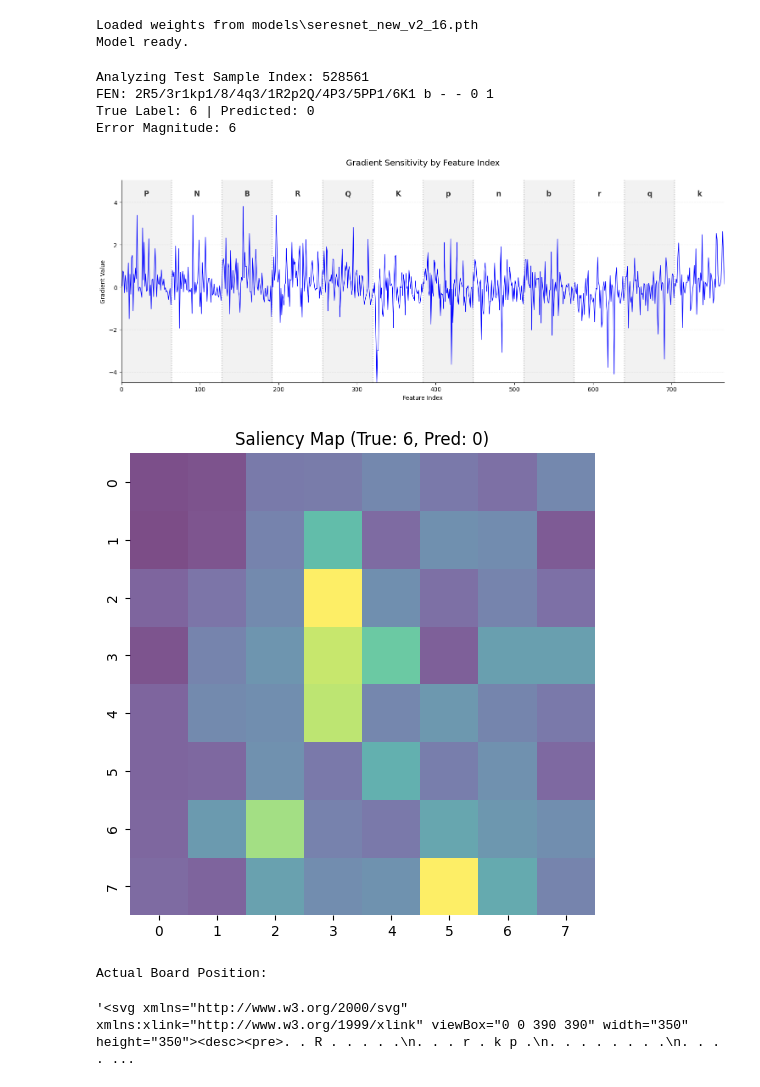
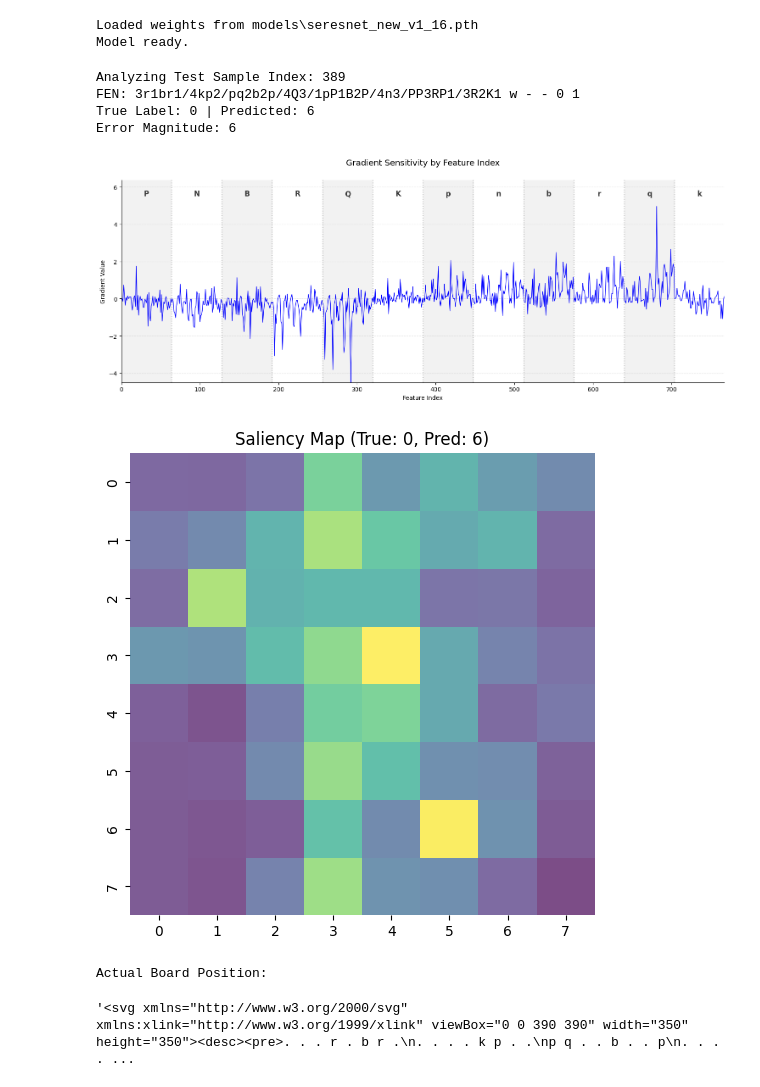
Before and after one commit to wang-yuancheng/chess, a Jupyter notebook: 05_model_evaluation_cnn.ipynb, the cells around one changed output. Cells and saved outputs as stored; diff of their text form; code cells hidden in the pictures.

```diff
--- a/05_model_evaluation_cnn.ipynb
+++ b/05_model_evaluation_cnn.ipynb
@@ -21,7 +21,7 @@ LOGS_DIR = Path("experiments/logs")
 MODEL_DIR = Path("models")
 
 # ==========================================
-MODEL_NAME = "seresnet_new_v2_16"
+MODEL_NAME = "seresnet_new_v1_16"
 MODEL_TYPE = "SEResNet"
 MODEL_PATH = MODEL_DIR / f"{MODEL_NAME}.pth"
 FAILURE_INDICES_PATH = RESULTS_DIR / MODEL_NAME /f"{MODEL_NAME}_failure_indices.json"
@@ -29,6 +29,7 @@ FAILURE_INDICES_PATH = RESULTS_DIR / MODEL_NAME /f"{MODEL_NAME}_failure_indices.
 
 TEST_PATH = Path("./dataset_planes_cp/plane_test.npz")
 CHANNELS = 64
+NUM_BLOCKS = 16
 # %%
 class ResidualBlock(nn.Module):
     def __init__(self, channels, drop_prob=0.0):
@@ -129,9 +130,9 @@ class SEResNet(nn.Module):
 
         # Classifier
         # self.flatten_dim = self.bottleneck_channels * 8 * 8
-        self.flatten_dim = self.bottleneck_channels * 1 * 1
+        self.flatten_dim = self.bottleneck_channels * 2 * 2
         self.classifier = nn.Sequential(
-            nn.AdaptiveAvgPool2d((1,1)),
+            nn.AdaptiveAvgPool2d((2,2)),
             nn.Flatten(),
             nn.Linear(self.flatten_dim, 256),
             nn.ReLU(),
@@ -169,7 +170,7 @@ def get_test_loader():
 # %%
 model = SEResNet(in_channels=19,
                  channels=CHANNELS,
-                 num_blocks=16,
+                 num_blocks=NUM_BLOCKS,
                  num_classes=7,
                  drop_path_rate=0.0).to(DEVICE)
 
@@ -182,7 +183,7 @@ except FileNotFoundError:
 model.eval()
 print("Model ready.")
 # %% [output]
-Loaded weights from models\seresnet_new_v2_16.pth
+Loaded weights from models\seresnet_new_v1_16.pth
 Model ready.
 # %%
 def get_piece_gradients(model, input_tensor, target_class):
@@ -303,7 +304,7 @@ with open(FAILURE_INDICES_PATH, "r") as f:
 
 # ==========================================
 ERROR_MAGNITUDE = "6"  # Choose from '3', '4', '5', '6'
-FAILURE_IDX_IN_LIST = 345 # Pick the Nth failure in that category
+FAILURE_IDX_IN_LIST = 1 # Pick the Nth failure in that category
 # ==========================================
 
 dataset_idx = failure_data[ERROR_MAGNITUDE][FAILURE_IDX_IN_LIST]
@@ -311,40 +312,40 @@ dataset_idx = failure_data[ERROR_MAGNITUDE][FAILURE_IDX_IN_LIST]
 # Load that specific sample
 dataset = ChessDataset(root_dir=ROOT_DIR, split="test")
 X_sample, y_sample = dataset[dataset_idx]
 
 # Unsqueeze so [775] > [1, 775] as model expects batch
 X_input = X_sample.unsqueeze(0).to(DEVICE)
 
 # Predict
 model.eval()
 pred_logits = model(X_input)
 pred_label = torch.argmax(pred_logits, dim=1).item()
 
 # Generate Saliency to see why it predicted the wrong class
 grads = get_piece_gradients(model, X_input, pred_label)
 
 if len(grads.shape) == 3:  # Check if shape is (19, 8, 8)
     grads = grads.flatten()
 
 # Reconstruct FEN for visualization
 reconstructed_fen = tensor_to_fen(X_sample)
 
 print(f"Analyzing Test Sample Index: {dataset_idx}")
 print(f"FEN: {reconstructed_fen}")
 print(f"True Label: {y_sample.item()} | Predicted: {pred_label}")
 print(f"Error Magnitude: {abs(y_sample.item() - pred_label)}")
 
 plot_chess_gradients(grads)
 plot_chess_heatmap(grads, fen_str=reconstructed_fen, true_label=y_sample.item(), pred_label=pred_label)
 # %% [output]
-Analyzing Test Sample Index: 528561
-FEN: 2R5/3r1kp1/8/4q3/1R2p2Q/4P3/5PP1/6K1 b - - 0 1
-True Label: 6 | Predicted: 0
+Analyzing Test Sample Index: 389
+FEN: 3r1br1/4kp2/pq2b2p/4Q3/1pP1B2P/4n3/PP3RP1/3R2K1 w - - 0 1
+True Label: 0 | Predicted: 6
 Error Magnitude: 6
-[figure, old version]
+[figure, new version]
-[figure, old version]
+[figure, new version]
 Actual Board Position:
-'<svg xmlns="http://www.w3.org/2000/svg" xmlns:xlink="http://www.w3.org/1999/xlink" viewBox="0 0 390 390" width="350" height="350"><desc><pre>. . R . . . . .\n. . . r . k p .\n. . . . . . . .\n. . . . ...
+'<svg xmlns="http://www.w3.org/2000/svg" xmlns:xlink="http://www.w3.org/1999/xlink" viewBox="0 0 390 390" width="350" height="350"><desc><pre>. . . r . b r .\n. . . . k p . .\np q . . b . . p\n. . . . ...
 # %%
 PIECE_ACC_LOG = RESULTS_DIR / MODEL_NAME / "accuracy_vs_piece_count.csv"
 
```
Also changed, not shown: parts of 3 cells of this notebook, 30 other files.
